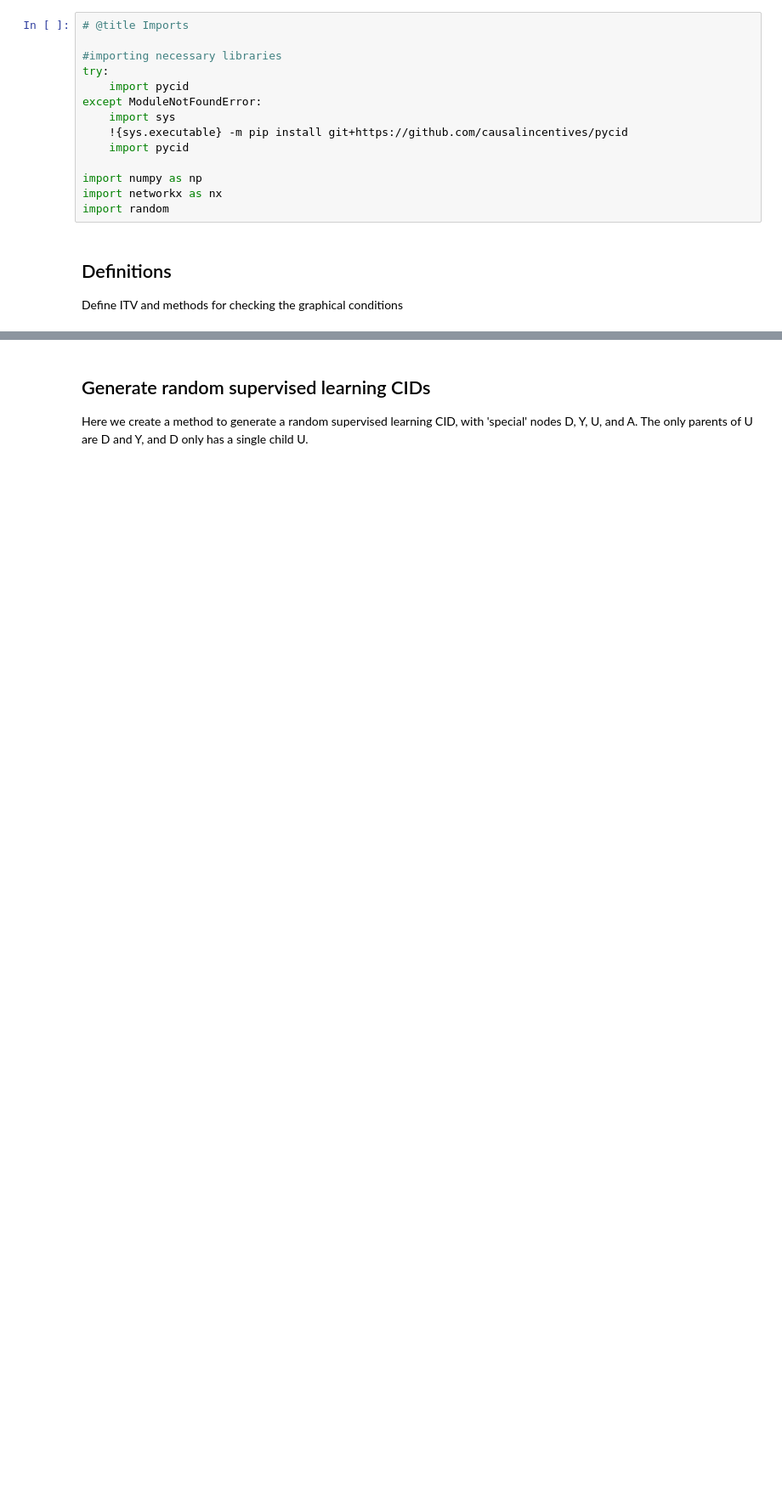
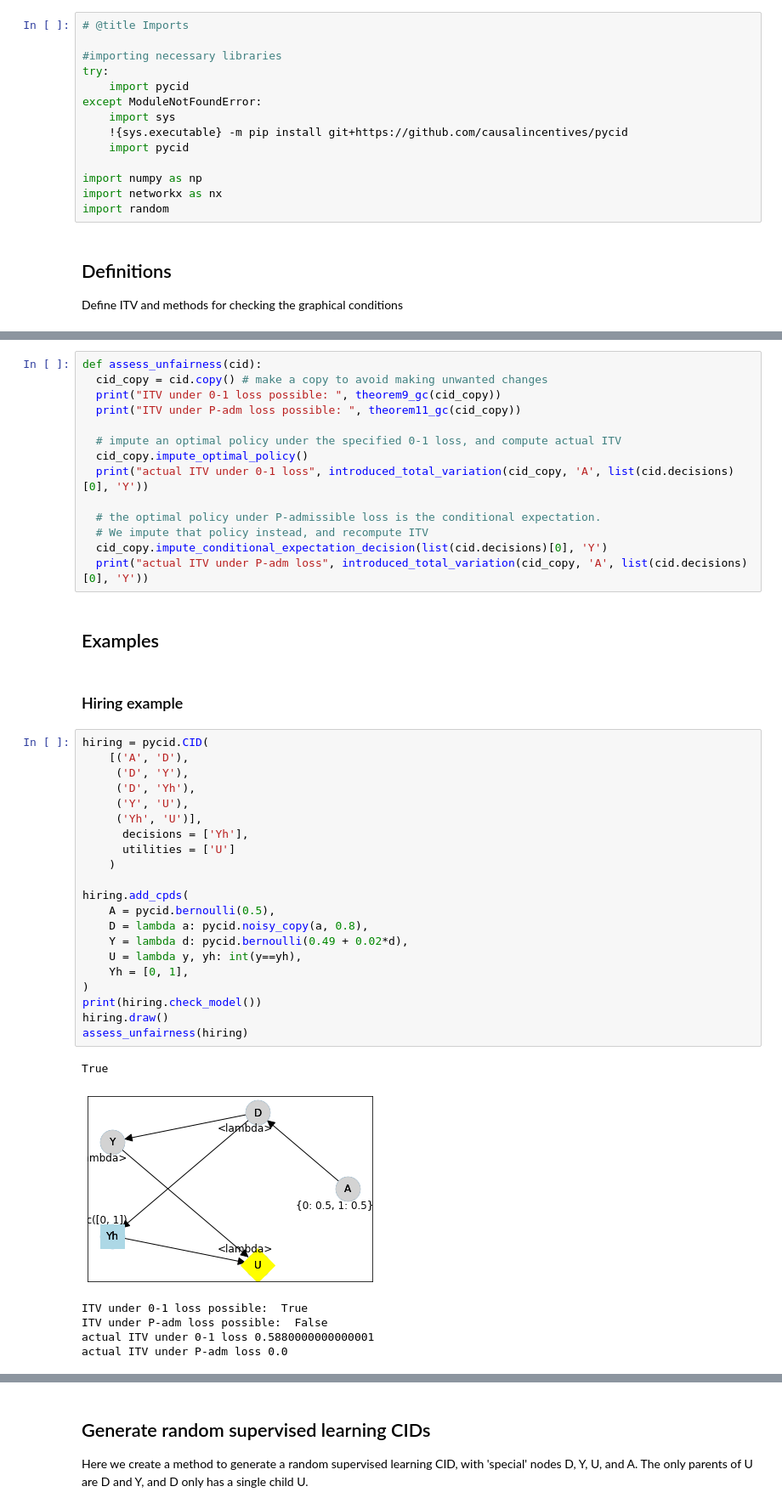
Before and after one commit to causalincentives/pycid, a Jupyter notebook: notebooks/Why_fair_labels_may_yield_unfair_models_AAAI_22.ipynb, the cells around one changed output, grey strips where cells are left out. Shown at 85% size. Saved outputs shown, nothing was run; the diff lists cells and outputs as text; blank space fills up the shorter version.

```diff
--- a/notebooks/Why_fair_labels_may_yield_unfair_models_AAAI_22.ipynb
+++ b/notebooks/Why_fair_labels_may_yield_unfair_models_AAAI_22.ipynb
@@ -57,0 +57,46 @@ def theorem11(cid):
+# %%
+def assess_unfairness(cid):
+  cid_copy = cid.copy() # make a copy to avoid making unwanted changes
+  print("ITV under 0-1 loss possible: ", theorem9_gc(cid_copy))
+  print("ITV under P-adm loss possible: ", theorem11_gc(cid_copy))
+
+  # impute an optimal policy under the specified 0-1 loss, and compute actual ITV
+  cid_copy.impute_optimal_policy()
+  print("actual ITV under 0-1 loss", introduced_total_variation(cid_copy, 'A', list(cid.decisions)[0], 'Y'))
+
+  # the optimal policy under P-admissible loss is the conditional expectation.
+  # We impute that policy instead, and recompute ITV
+  cid_copy.impute_conditional_expectation_decision(list(cid.decisions)[0], 'Y')
+  print("actual ITV under P-adm loss", introduced_total_variation(cid_copy, 'A', list(cid.decisions)[0], 'Y'))
+# %% [markdown]
+## Examples
+# %% [markdown]
+### Hiring example
+# %%
+hiring = pycid.CID(
+    [('A', 'D'),
+     ('D', 'Y'),
+     ('D', 'Yh'),
+     ('Y', 'U'),
+     ('Yh', 'U')],
+      decisions = ['Yh'],
+      utilities = ['U']
+    )
+
+hiring.add_cpds(
+    A = pycid.bernoulli(0.5),
+    D = lambda a: pycid.noisy_copy(a, 0.8),
+    Y = lambda d: pycid.bernoulli(0.49 + 0.02*d),
+    U = lambda y, yh: int(y==yh),
+    Yh = [0, 1],
+)
+print(hiring.check_model())
+hiring.draw()
+assess_unfairness(hiring)
+# %% [output]
+True
+[figure, added]
+ITV under 0-1 loss possible:  True
+ITV under P-adm loss possible:  False
+actual ITV under 0-1 loss 0.5880000000000001
+actual ITV under P-adm loss 0.0
```
Also changed, not shown: parts of 12 cells of this notebook.
